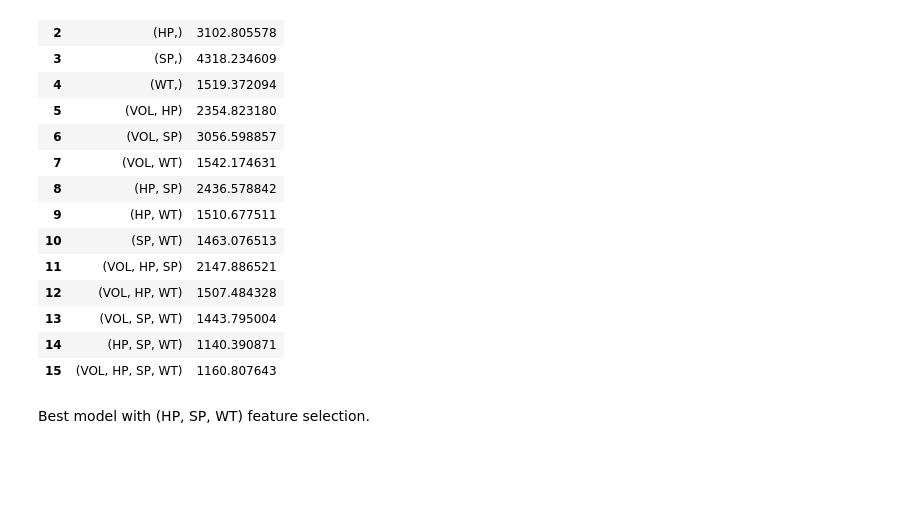
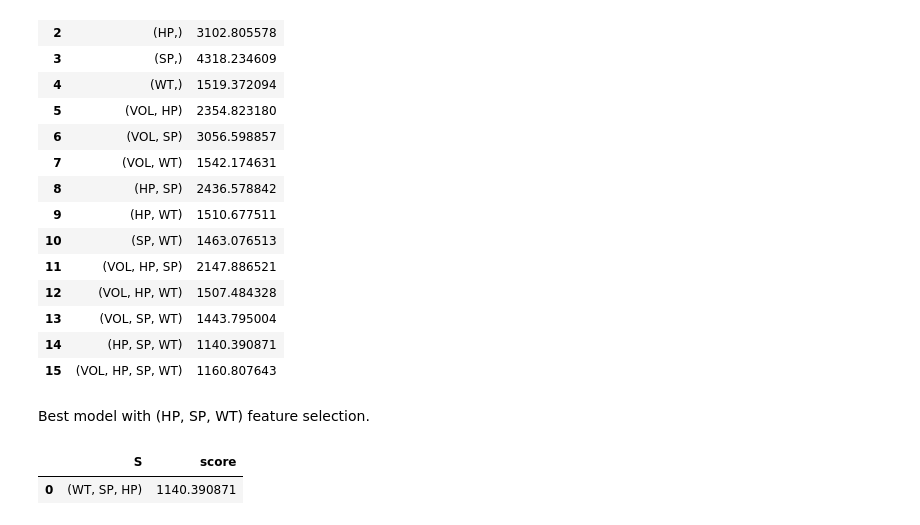
Before and after one commit to petrogass/All-of-Statistics-Exercises, a Jupyter notebook: Chapter_13_Linear_Regression.ipynb, the cells around one changed output. Cells and saved outputs as stored; diff of their text form; code cells hidden in the pictures; blank space fills up the shorter version.

```diff
--- a/Chapter_13_Linear_Regression.ipynb
+++ b/Chapter_13_Linear_Regression.ipynb
@@ -277,3 +277,25 @@ results
 | 15 | (VOL, HP, SP, WT) | 1160.807643 |
 # %% [markdown]
 Best model with (HP, SP, WT) feature selection.
+# %%
+import  random
+
+def forward_stepwise(features):
+  current_subset = []
+  current_score = score_mallow_cp(current_subset)
+  random.shuffle(features)
+  for f in features:
+    if f not in current_subset:
+      current_subset = current_subset + [f]
+      if current_score < score_mallow_cp(current_subset):
+        return (current_subset[:-1], current_score)
+      current_score = score_mallow_cp(current_subset)
+  return(current_subset, current_score)
+
+
+current_subset, current_score = forward_stepwise(features)
+
+pd.DataFrame([[tuple(current_subset), current_score]], columns=['S', 'score'])
+# %% [output]
+|  | S | score |
+| 0 | (WT, SP, HP) | 1140.390871 |
```
Also changed, not shown: parts of 1 cell of this notebook, 1 other file.
